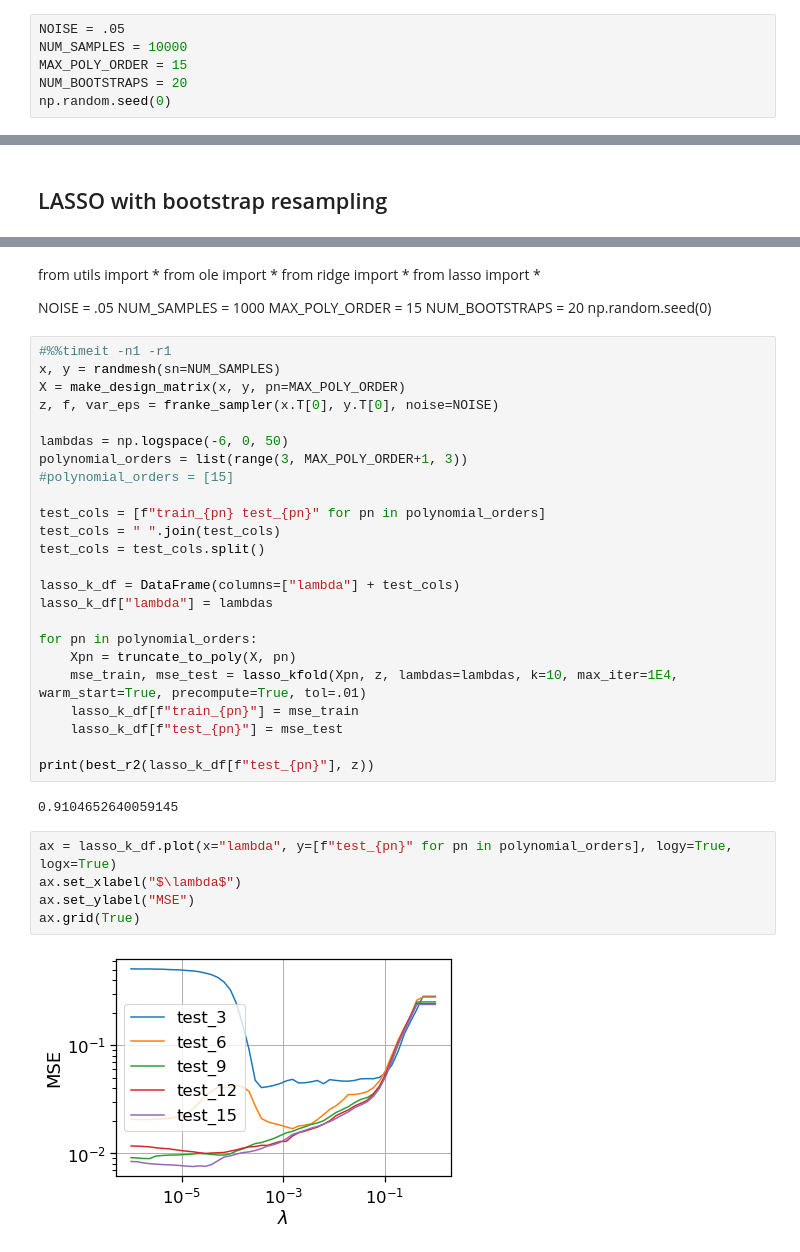
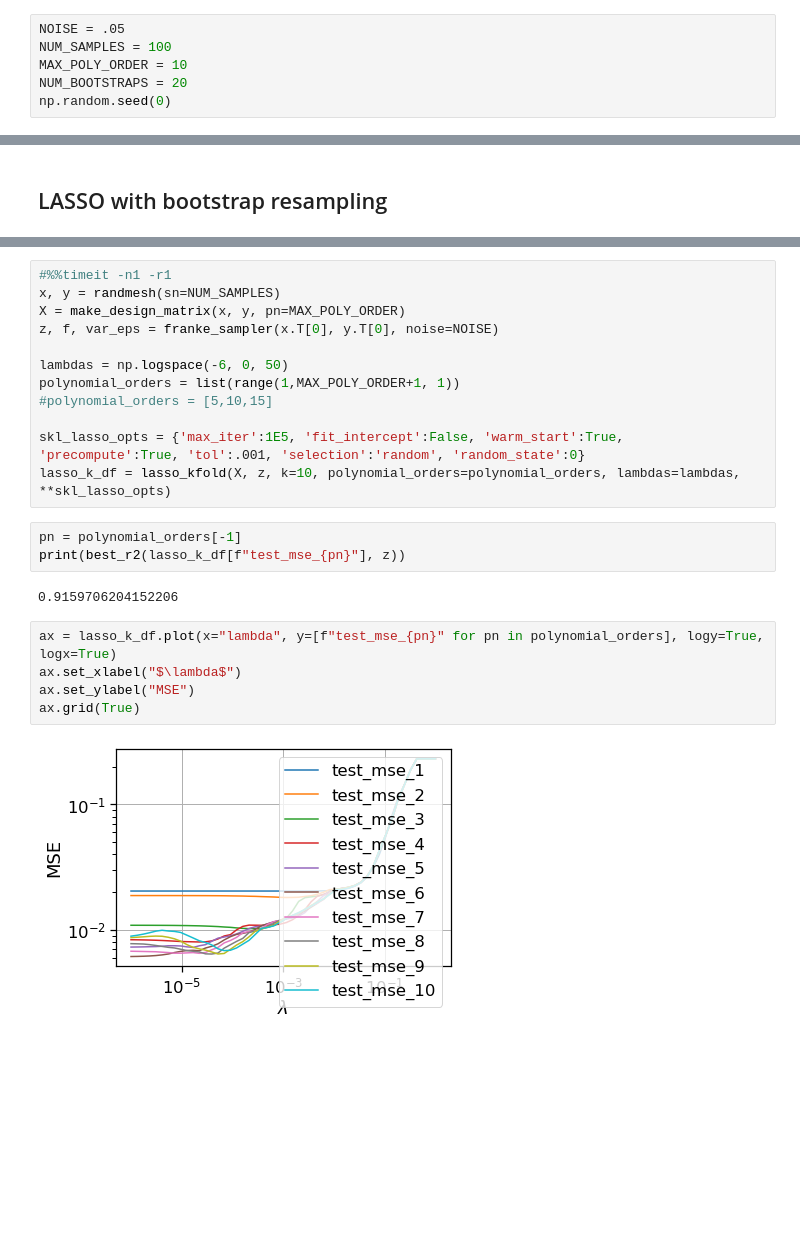
Before and after one commit to fonstelien/FYS-STK4155, a Jupyter notebook: project1/project1.ipynb, the cells around one changed output, grey strips where cells are left out. Cells and saved outputs as stored; diff of their text form; blank space fills up the shorter version.

```diff
--- a/project1/project1.ipynb
+++ b/project1/project1.ipynb
@@ -9,8 +9,8 @@ from ridge import *
 from lasso import *
 # %%
 NOISE = .05
-NUM_SAMPLES = 10000
-MAX_POLY_ORDER = 15
+NUM_SAMPLES = 100
+MAX_POLY_ORDER = 10
 NUM_BOOTSTRAPS = 20
 np.random.seed(0)
 # %% [markdown]
@@ -218,14 +174,3 @@ plt.show()
-# %% [markdown]
-from utils import *
-from ole import *
-from ridge import *
-from lasso import *
-
-NOISE = .05
-NUM_SAMPLES = 1000
-MAX_POLY_ORDER = 15
-NUM_BOOTSTRAPS = 20
-np.random.seed(0)
 # %%
 #%%timeit -n1 -r1
 x, y = randmesh(sn=NUM_SAMPLES)
@@ -233,29 +178,20 @@ X = make_design_matrix(x, y, pn=MAX_POLY_ORDER)
 z, f, var_eps = franke_sampler(x.T[0], y.T[0], noise=NOISE)
 
 lambdas = np.logspace(-6, 0, 50)
-polynomial_orders = list(range(3, MAX_POLY_ORDER+1, 3))
-#polynomial_orders = [15]
+polynomial_orders = list(range(1,MAX_POLY_ORDER+1, 1))
+#polynomial_orders = [5,10,15]
 
-test_cols = [f"train_{pn} test_{pn}" for pn in polynomial_orders]
-test_cols = " ".join(test_cols)
-test_cols = test_cols.split()
-
-lasso_k_df = DataFrame(columns=["lambda"] + test_cols)
-lasso_k_df["lambda"] = lambdas
-
-for pn in polynomial_orders:
-    Xpn = truncate_to_poly(X, pn)
-    mse_train, mse_test = lasso_kfold(Xpn, z, lambdas=lambdas, k=10, max_iter=1E4, warm_start=True, precompute=True, tol=.01)
-    lasso_k_df[f"train_{pn}"] = mse_train
-    lasso_k_df[f"test_{pn}"] = mse_test
-
-print(best_r2(lasso_k_df[f"test_{pn}"], z))
+skl_lasso_opts = {'max_iter':1E5, 'fit_intercept':False, 'warm_start':True, 'precompute':True, 'tol':.001, 'selection':'random', 'random_state':0}
+lasso_k_df = lasso_kfold(X, z, k=10, polynomial_orders=polynomial_orders, lambdas=lambdas, **skl_lasso_opts)
-# %% [output]
-0.9104652640059145
+# %%
+pn = polynomial_orders[-1]
+print(best_r2(lasso_k_df[f"test_mse_{pn}"], z))
+# %% [output]
+0.9159706204152206
 # %%
-ax = lasso_k_df.plot(x="lambda", y=[f"test_{pn}" for pn in polynomial_orders], logy=True, logx=True)
+ax = lasso_k_df.plot(x="lambda", y=[f"test_mse_{pn}" for pn in polynomial_orders], logy=True, logx=True)
 ax.set_xlabel("$\lambda$")
 ax.set_ylabel("MSE")
 ax.grid(True)
 # %% [output]
-[figure, old version]
+[figure, new version]
```
Also changed, not shown: parts of 14 cells of this notebook, 4 other files.
